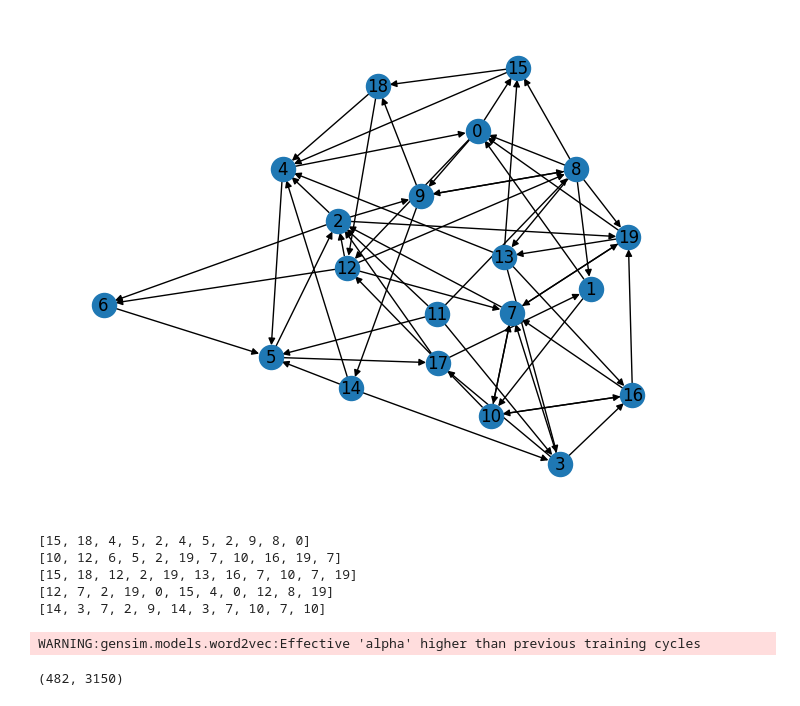
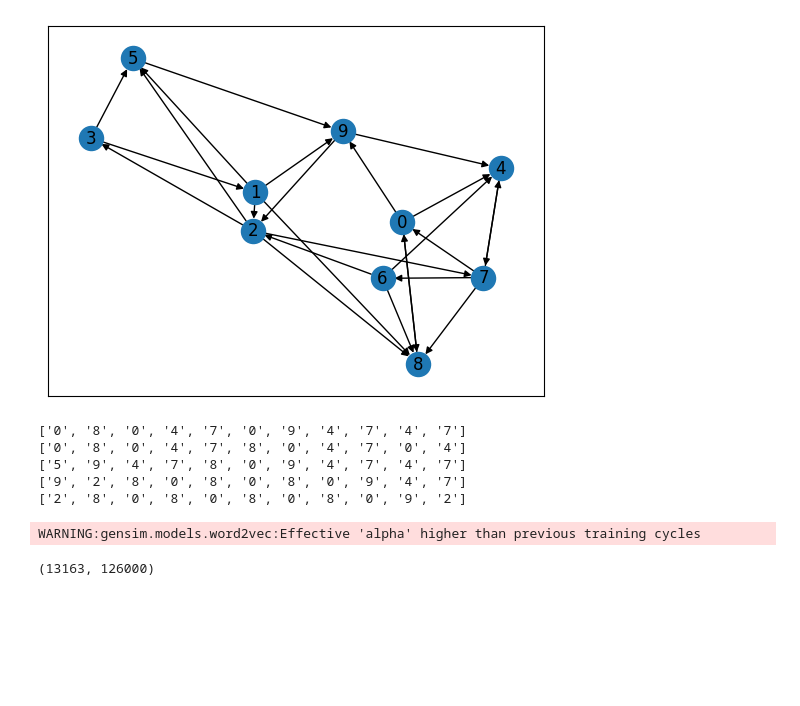
Before and after one commit to SkaPhilipp/Graph_Embedding, a Jupyter notebook: graph_embedding.ipynb, the cells around one changed output. Cells and saved outputs as stored; diff of their text form; code cells hidden in the pictures; blank space fills up the shorter version.

```diff
--- a/graph_embedding.ipynb
+++ b/graph_embedding.ipynb
@@ -1,34 +11,31 @@
 # %%
-import networkx as nx
-import random
-from gensim.models import Word2Vec
-import time
+# Create and draw graph
 
-n = 20
-p = 0.15
+n = 10
+p = 0.25
 
 G = nx.erdos_renyi_graph(n, p, directed = True)
 
-nx.draw(G, with_labels = True)
+# outdated version
+# nx.draw(G, with_labels = True)
+
+nx.draw_networkx(G, with_labels = True)
+plt.show()
 # %% [output]
-[figure, old version]
+[figure, new version]
 # %%
-# idea:
-# create graph and copy graph and make slight adjustments, compare both embeddings and caclulate distance
-# have block using skipgram and alternative block using skipgram implementation from scratch (check geeksforgeeks for this, in separate python file)
+# perform random walks in graph
 
-# adjust signature for graph type
+def random_walk(graph:nx.Graph, start_node:int = 0, walk_length:int = 1) -> list[int]:
 
-def random_walk(graph, start_node:int = 0, walk_length:int = 1) -> list[int]:
-
-    sequence = [start_node]
+    sequence = [str(start_node)]
 
     for _ in range(walk_length):
         neighbours = [neighbour for neighbour in graph.neighbors(start_node)]
         if neighbours == []:
           return sequence
         selected_neighbour = random.choice(neighbours)
-        sequence.append(selected_neighbour)
+        sequence.append(str(selected_neighbour))
         start_node = selected_neighbour
 
     return sequence
@@ -37,16 +44,17 @@ def random_walk(graph, start_node:int = 0, walk_length:int = 1) -> list[int]:
 for _ in range(5):
     print(random_walk(G, random.randrange(n), 10))
 # %% [output]
-[15, 18, 4, 5, 2, 4, 5, 2, 9, 8, 0]
-[10, 12, 6, 5, 2, 19, 7, 10, 16, 19, 7]
-[15, 18, 12, 2, 19, 13, 16, 7, 10, 7, 19]
-[12, 7, 2, 19, 0, 15, 4, 0, 12, 8, 19]
-[14, 3, 7, 2, 9, 14, 3, 7, 10, 7, 10]
+['0', '8', '0', '4', '7', '0', '9', '4', '7', '4', '7']
+['0', '8', '0', '4', '7', '8', '0', '4', '7', '0', '4']
+['5', '9', '4', '7', '8', '0', '9', '4', '7', '4', '7']
+['9', '2', '8', '0', '8', '0', '8', '0', '9', '4', '7']
+['2', '8', '0', '8', '0', '8', '0', '8', '0', '9', '2']
 # %%
 # create walks for Word2Vec
 
-amount_walks = 5
+amount_walks = 200
 length_per_walk = 20
+dimension = 2
 
 walks = []
 
@@ -54,11 +62,11 @@ for _ in range(amount_walks):
   walks.append(random_walk(G, random.randrange(n), length_per_walk))
 
 
-# play around with Word2Vec hyperparameters
+# Train Word2Vec model, play around with Word2Vec hyperparameters
 
-model = Word2Vec(walks, vector_size = amount_walks, window = 2, sg = 1, min_count = 1)
+model = Word2Vec(walks, vector_size = dimension, window = 2, sg = 1, min_count = 1)
 model.train(walks, total_examples = model.corpus_count, epochs = 30, report_delay = 1)
 # %% [output]
 WARNING:gensim.models.word2vec:Effective 'alpha' higher than previous training cycles
-(482, 3150)
+(13163, 126000)
 # %%
```
Also changed, not shown: parts of 4 cells of this notebook, 1 other file.
